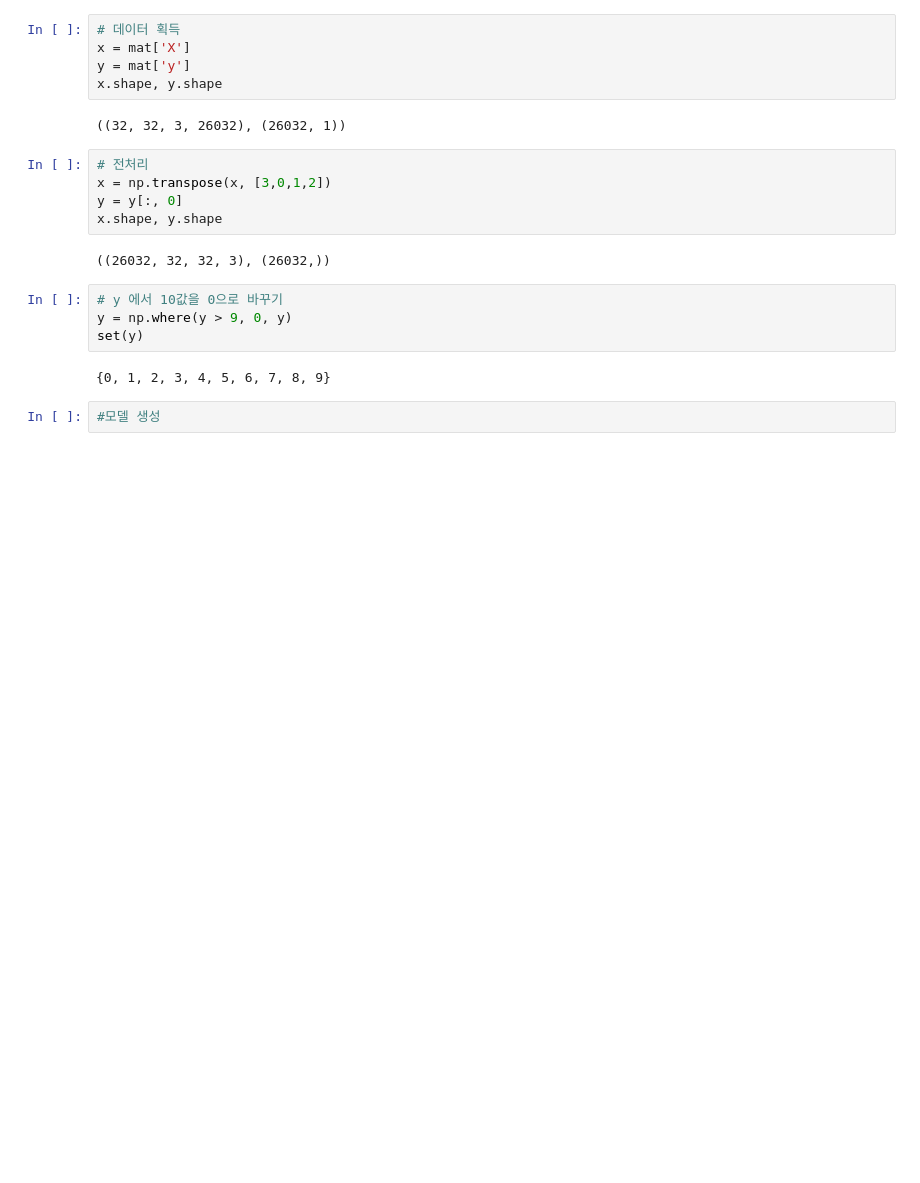
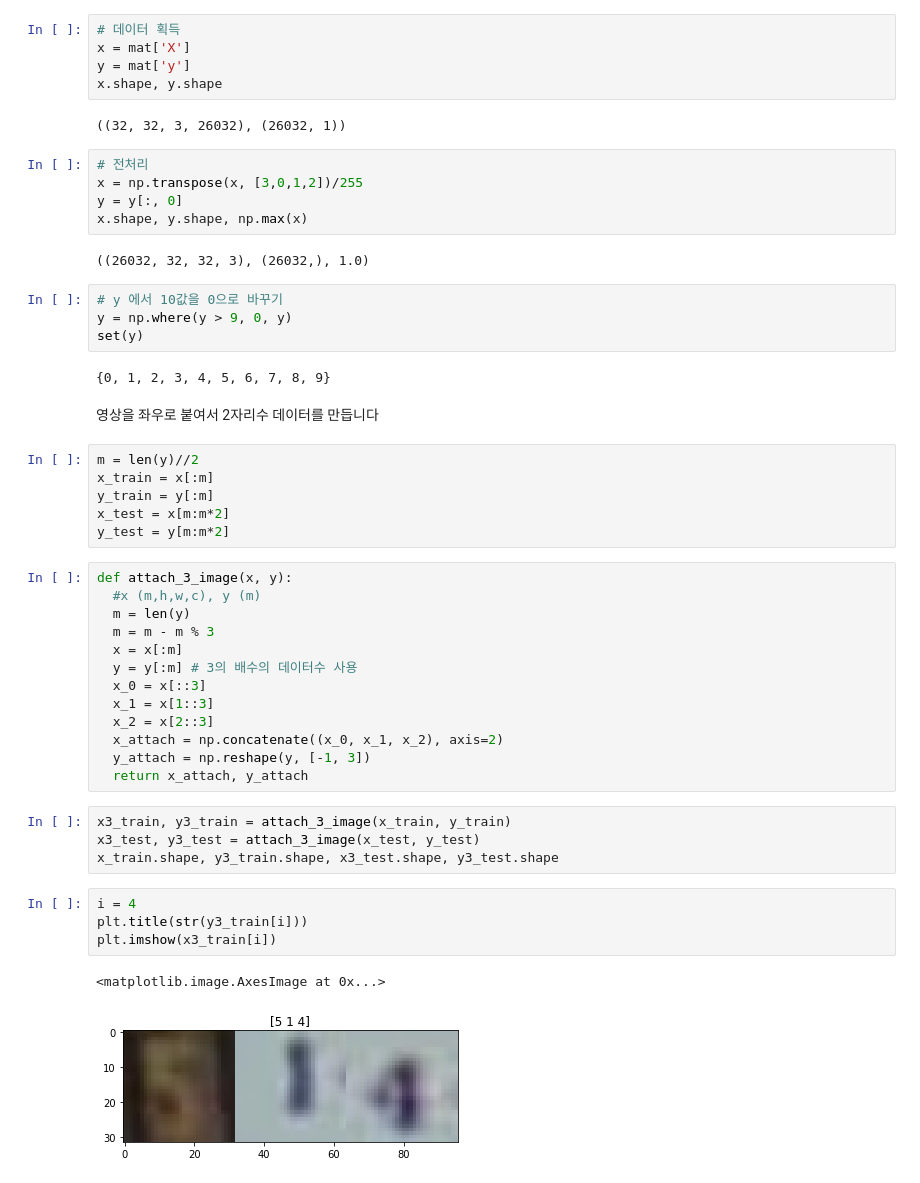
Before and after one commit to sogangori/choongang20, a Jupyter notebook: SVHN.ipynb, the cells around one changed output. Cells and saved outputs as stored; diff of their text form; blank space fills up the shorter version.

```diff
--- a/SVHN.ipynb
+++ b/SVHN.ipynb
@@ -34,16 +43,46 @@ x.shape, y.shape
 ((32, 32, 3, 26032), (26032, 1))
 # %%
 # 전처리
-x = np.transpose(x, [3,0,1,2])
+x = np.transpose(x, [3,0,1,2])/255
 y = y[:, 0]
-x.shape, y.shape
+x.shape, y.shape, np.max(x)
 # %% [output]
-((26032, 32, 32, 3), (26032,))
+((26032, 32, 32, 3), (26032,), 1.0)
 # %%
 # y 에서 10값을 0으로 바꾸기
 y = np.where(y > 9, 0, y)
 set(y)
 # %% [output]
 {0, 1, 2, 3, 4, 5, 6, 7, 8, 9}
-# %%
-#모델 생성
+# %% [markdown]
+영상을 좌우로 붙여서 2자리수 데이터를 만듭니다
+# %%
+m = len(y)//2
+x_train = x[:m]
+y_train = y[:m]
+x_test = x[m:m*2]
+y_test = y[m:m*2]
+# %%
+def attach_3_image(x, y):
+  #x (m,h,w,c), y (m)
+  m = len(y)
+  m = m - m % 3
+  x = x[:m]
+  y = y[:m] # 3의 배수의 데이터수 사용
+  x_0 = x[::3]
+  x_1 = x[1::3]
+  x_2 = x[2::3]
+  x_attach = np.concatenate((x_0, x_1, x_2), axis=2)
+  y_attach = np.reshape(y, [-1, 3])
+  return x_attach, y_attach
+# %%
+x3_train, y3_train = attach_3_image(x_train, y_train)
+x3_test, y3_test = attach_3_image(x_test, y_test)
+x_train.shape, y3_train.shape, x3_test.shape, y3_test.shape
+# %%
+i = 4
+plt.title(str(y3_train[i]))
+plt.imshow(x3_train[i])
+# %% [output]
+<matplotlib.image.AxesImage at 0x...>
+[figure, added]
```
Also changed, not shown: parts of 7 cells of this notebook.
